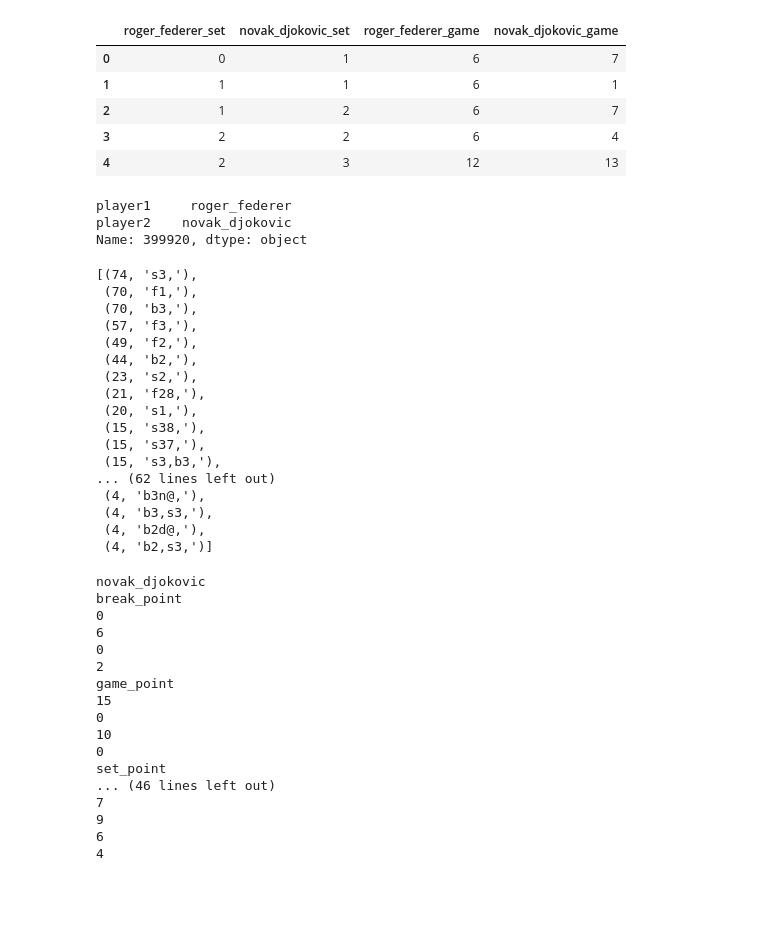
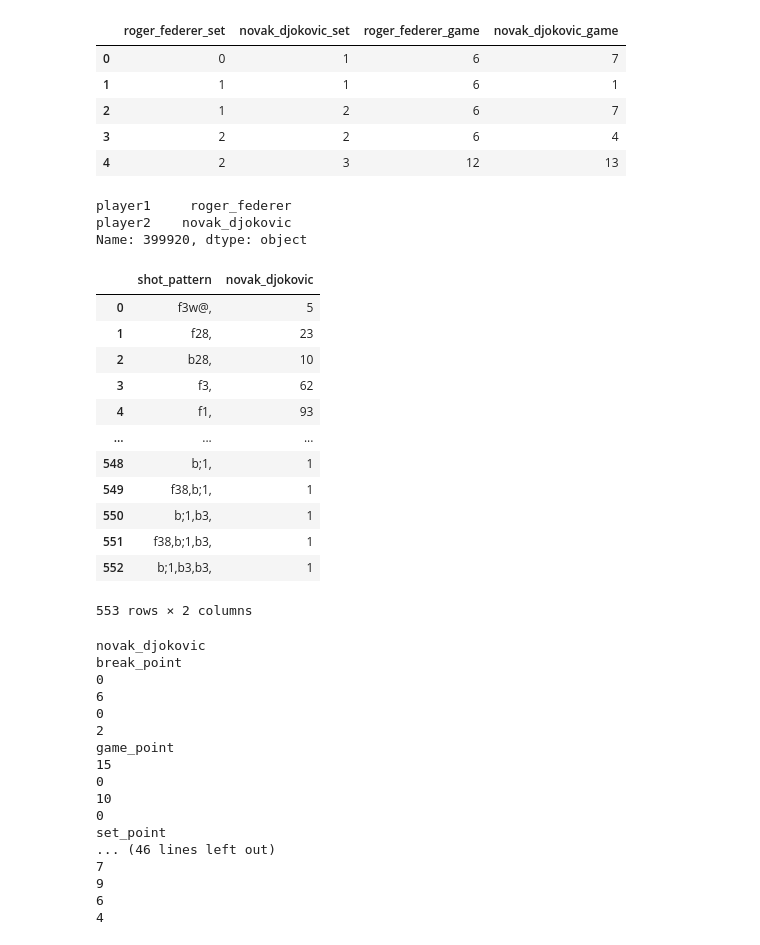
Before and after one commit to GamePointAnalytics/tenantics, a Jupyter notebook: Tennis_Analytics.ipynb, the cells around one changed output. Drawn from its saved outputs; the diff is of its cells as text; code cells hidden in the pictures; blank space fills up the shorter version.

```diff
--- a/Tennis_Analytics.ipynb
+++ b/Tennis_Analytics.ipynb
@@ -3064,46 +3064,38 @@ get_score(my_points, match_id)
 | 2 | 1 | 2 | 6 | 7 |
 | 3 | 2 | 2 | 6 | 4 |
 | 4 | 2 | 3 | 12 | 13 |
-# %%
-players = ["player1", "player2"]
-num_shot_pattern = 50
-min_freq = 4
-shot_pattern_freq = []
-shot_pattern_sets = []
-
-print(points_in_match.loc[points_in_match.index[0], players])
-
-for player in players:
-    dict_freq = get_shot_pattern_freq(points_in_match[player+"_shots_code"].dropna())
-    dict_freq = {}
-
-
-    shot_pattern_freq.append(freq_sorted)
-    shot_pattern_sets.append(freq_set)
-# %% [output]
-player1     roger_federer
-player2    novak_djokovic
-Name: 399920, dtype: object
-# %%
-shot_pattern_sets[0]
-# %% [output]
-[(74, 's3,'),
- (70, 'f1,'),
- (70, 'b3,'),
- (57, 'f3,'),
- (49, 'f2,'),
- (44, 'b2,'),
- (23, 's2,'),
- (21, 'f28,'),
- (20, 's1,'),
- (15, 's38,'),
- (15, 's37,'),
- (15, 's3,b3,'),
-... (62 lines left out)
- (4, 'b3n@,'),
- (4, 'b3,s3,'),
- (4, 'b2d@,'),
- (4, 'b2,s3,')]
+# %%
+df_shot_pattern_freq = []
+
+print(points_in_match.loc[points_in_match.index[0], players])
+
+for player in ["player1", "player2"]:
+    dict_freq = get_shot_pattern_freq(points_in_match[player+"_shots_code"].dropna())
+
+    # Create a dataframe from a dictionary, with keys and values as two columns.
+    df = pd.DataFrame(list(dict_freq.items()),
+                      columns = ["shot_pattern", points_in_match.loc[points_in_match.index[0], player]])
+    df_shot_pattern_freq.append(df)
+# %% [output]
+player1     roger_federer
+player2    novak_djokovic
+Name: 399920, dtype: object
+# %%
+df_shot_pattern_freq[1]
+# %% [output]
+|  | shot_pattern | novak_djokovic |
+| 0 | f3w@, | 5 |
+| 1 | f28, | 23 |
+| 2 | b28, | 10 |
+| 3 | f3, | 62 |
+| 4 | f1, | 93 |
+| ... | ... | ... |
+| 548 | b;1, | 1 |
+| 549 | f38,b;1, | 1 |
+| 550 | b;1,b3, | 1 |
+| 551 | f38,b;1,b3, | 1 |
+| 552 | b;1,b3,b3, | 1 |
+553 rows × 2 columns
 # %%
 stats = get_stats(points_in_match)
 
```
